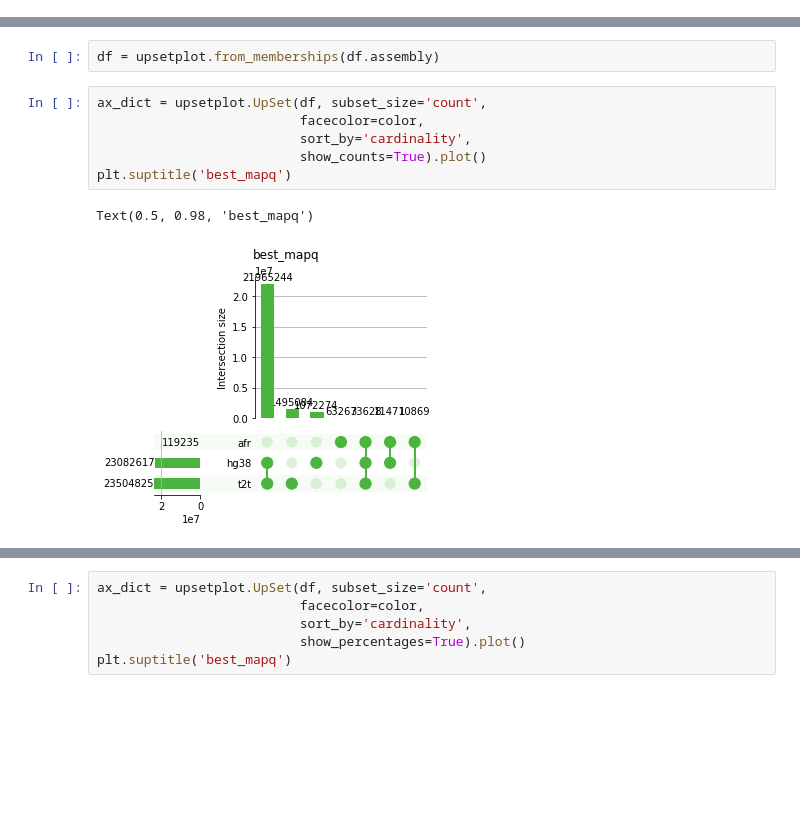
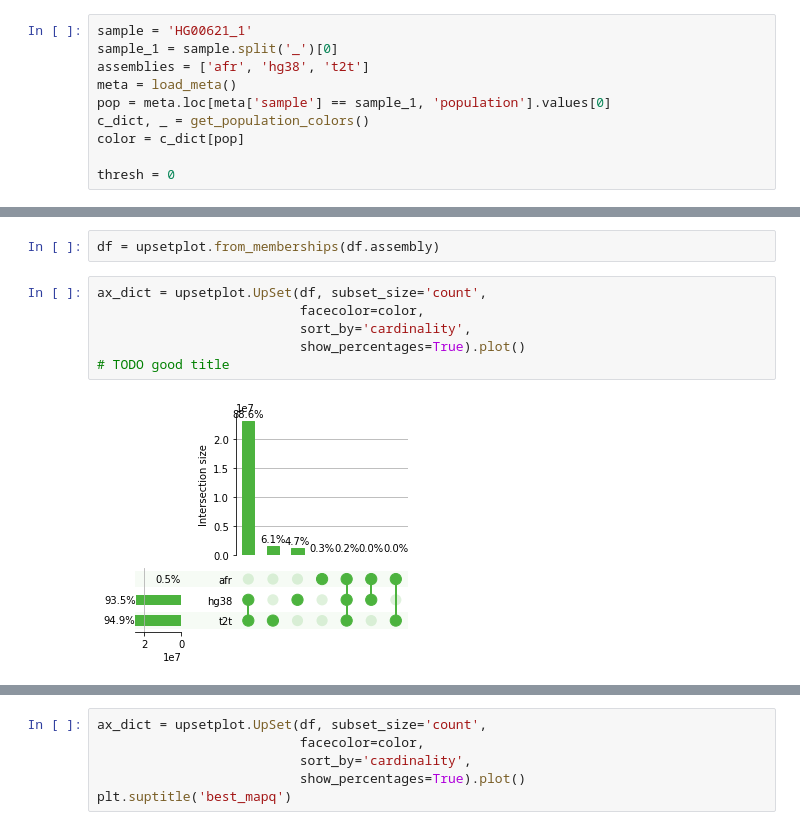
Before and after one commit to fairliereese/240903_pt, a Jupyter notebook: analysis/compare_hg38_t2t_afr.ipynb, the cells around one changed output, grey strips where cells are left out. Drawn from its saved outputs; the diff is of its cells as text; blank space fills up the shorter version.

```diff
--- a/analysis/compare_hg38_t2t_afr.ipynb
+++ b/analysis/compare_hg38_t2t_afr.ipynb
@@ -145,3 +143,13 @@ plt.suptitle(f'Reads w/ mapq>{thresh}')
 [figure]
 # %% [markdown]
 ## bar plot showing which reads mapped best (mapq)
+# %%
+sample = 'HG00621_1'
+sample_1 = sample.split('_')[0]
+assemblies = ['afr', 'hg38', 't2t']
+meta = load_meta()
+pop = meta.loc[meta['sample'] == sample_1, 'population'].values[0]
+c_dict, _ = get_population_colors()
+color = c_dict[pop]
+
+thresh = 0
@@ -195,9 +282,8 @@ df = upsetplot.from_memberships(df.assembly)
 # %%
 ax_dict = upsetplot.UpSet(df, subset_size='count',
                           facecolor=color,
                           sort_by='cardinality',
-                          show_counts=True).plot()
-plt.suptitle('best_mapq')
+                          show_percentages=True).plot()
+# TODO good title
 # %% [output]
-Text(0.5, 0.98, 'best_mapq')
-[figure, old version]
+[figure, new version]
```
Also changed, not shown: parts of 15 cells of this notebook, 1 other file.
